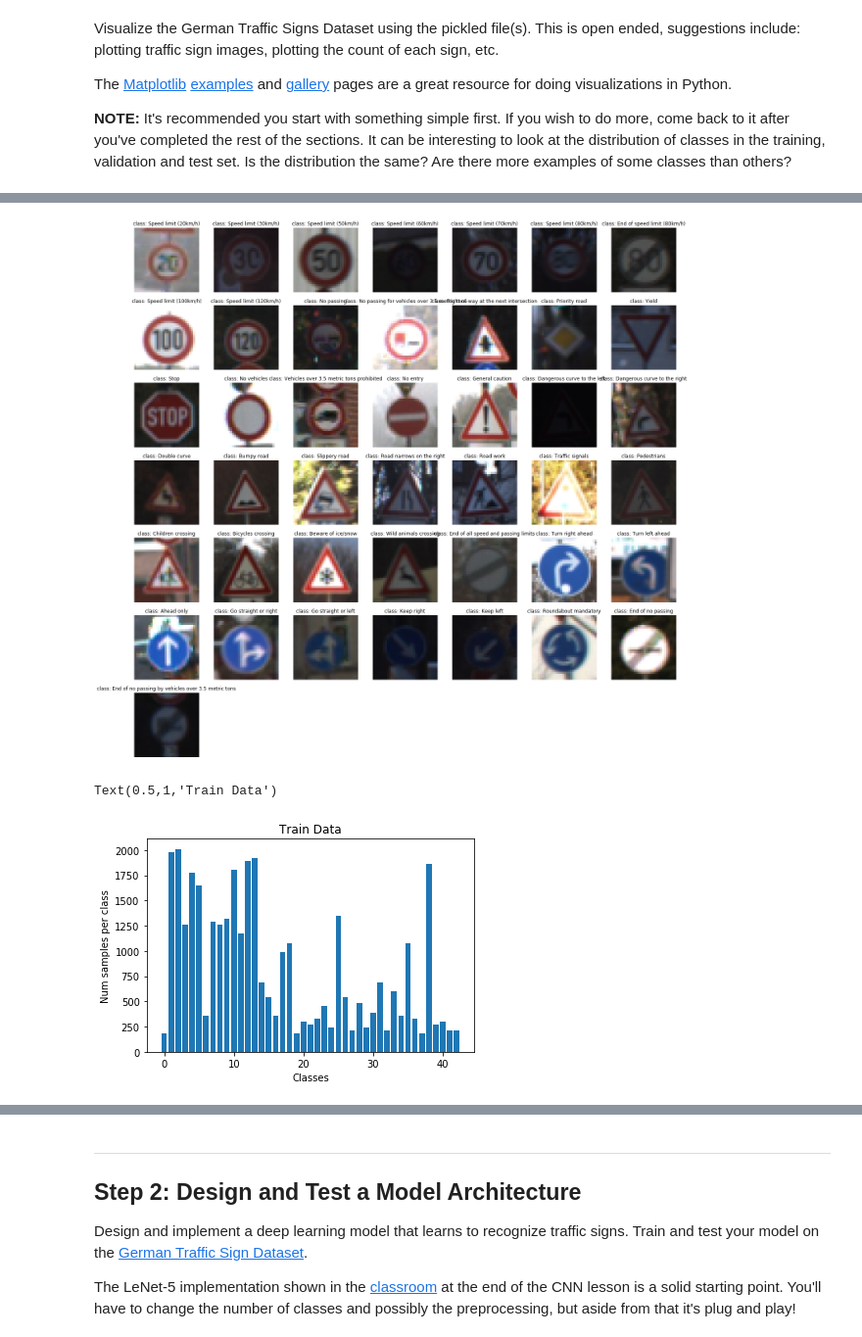
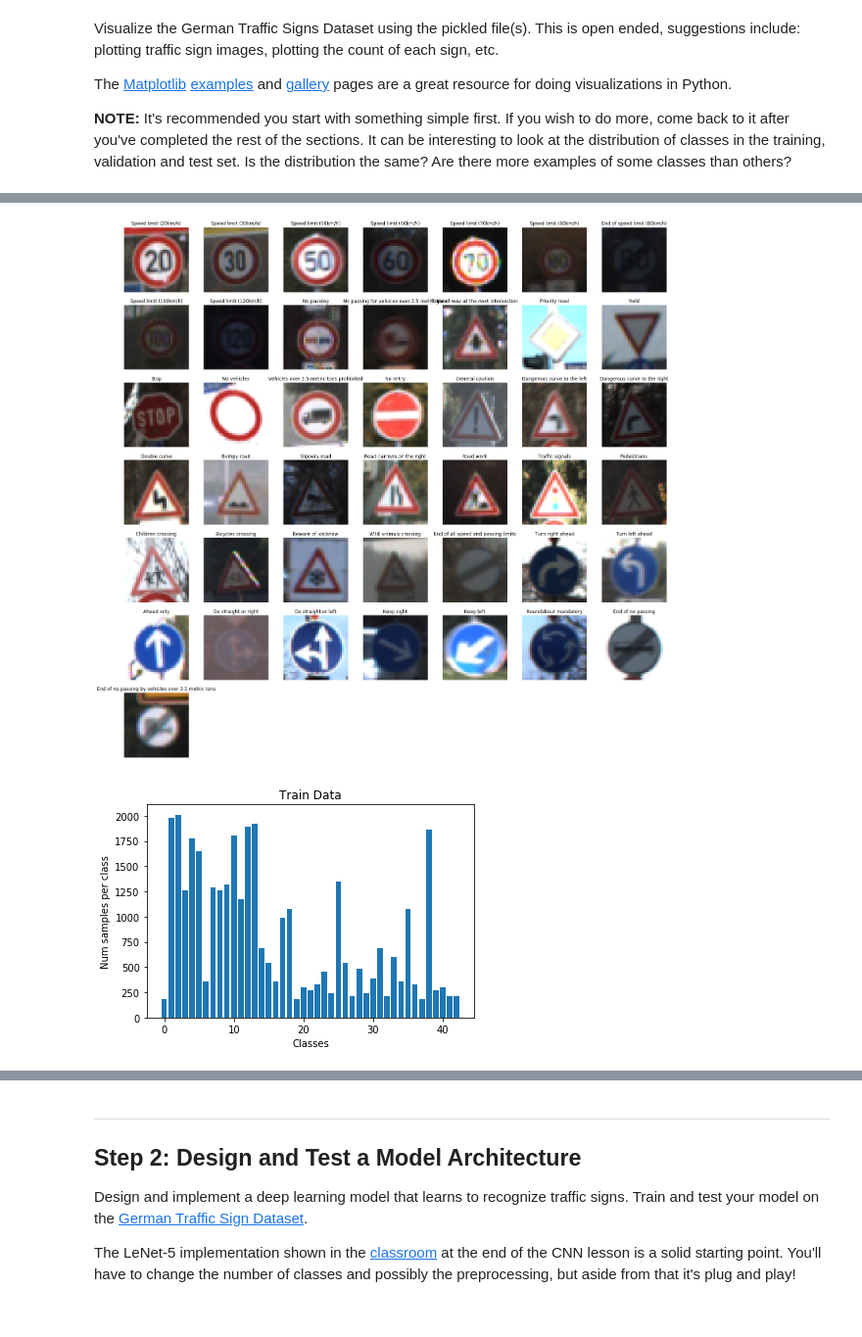
Before and after one commit to ManishaNatarajan/Traffic-Sign-Classifier, a Jupyter notebook: Traffic_Sign_Classifier.ipynb, the cells around one changed output, grey strips where cells are left out. Shown at 98% size. Saved outputs shown, nothing was run; the diff lists cells and outputs as text; code cells hidden in the pictures.

```diff
--- a/Traffic_Sign_Classifier.ipynb
+++ b/Traffic_Sign_Classifier.ipynb
@@ -114,14 +119,15 @@ Priority road
 # %%
 ### Plot images of all classes
-plt.figure(figsize=(24, 24))
-for c in range(n_classes):
-    i = random.choice(np.where(y_train == c)[0])
-    plt.subplot(7, 7, c+1)
+plt.figure(figsize=(25, 25))
+for sign in range(n_classes):
+    i = random.choice(np.where(y_train == sign)[0])
+    plt.subplot(7, 7, sign+1)
     plt.axis('off')
-    plt.title('class: {}'.format(sign_names_data[c]))
+    plt.title(sign_names_data[sign])
     plt.imshow(X_train[i])
+plt.savefig("./output_images/all_classes.png")
 # %% [output]
-[figure, old version]
+[figure, new version]
 # %%
 ## Check no. of examples per class
 unique, counts = np.unique(y_train, return_counts=True)
@@ -135,6 +141,6 @@ plt.xlabel('Classes')
 plt.xticks()
 plt.ylabel('Num samples per class')
 plt.title('Train Data')
+plt.savefig("./output_images/data_distro.png")
 # %% [output]
-Text(0.5,1,'Train Data')
 [figure]
```
Also changed, not shown: parts of 20 cells of this notebook, 13 other files.
